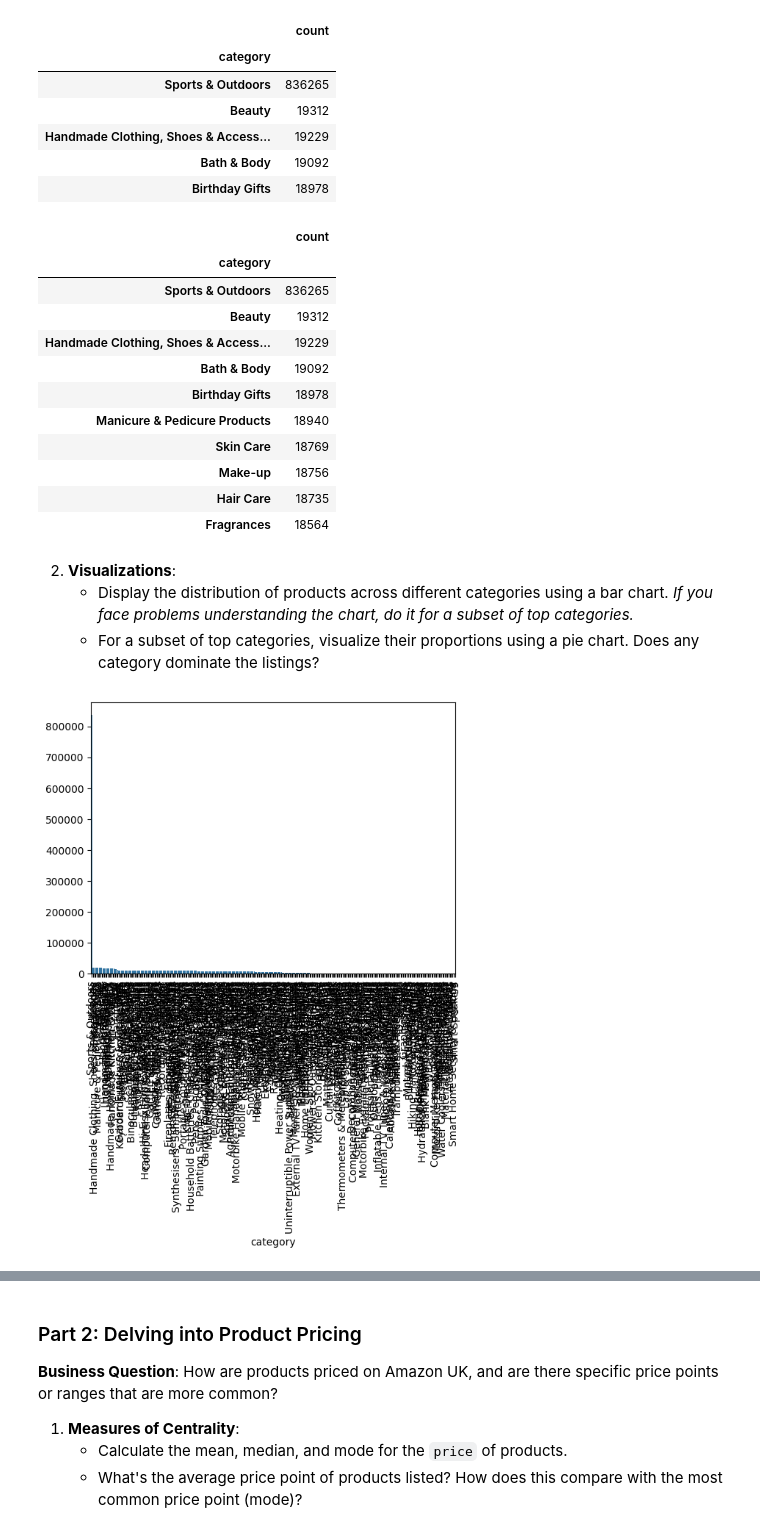
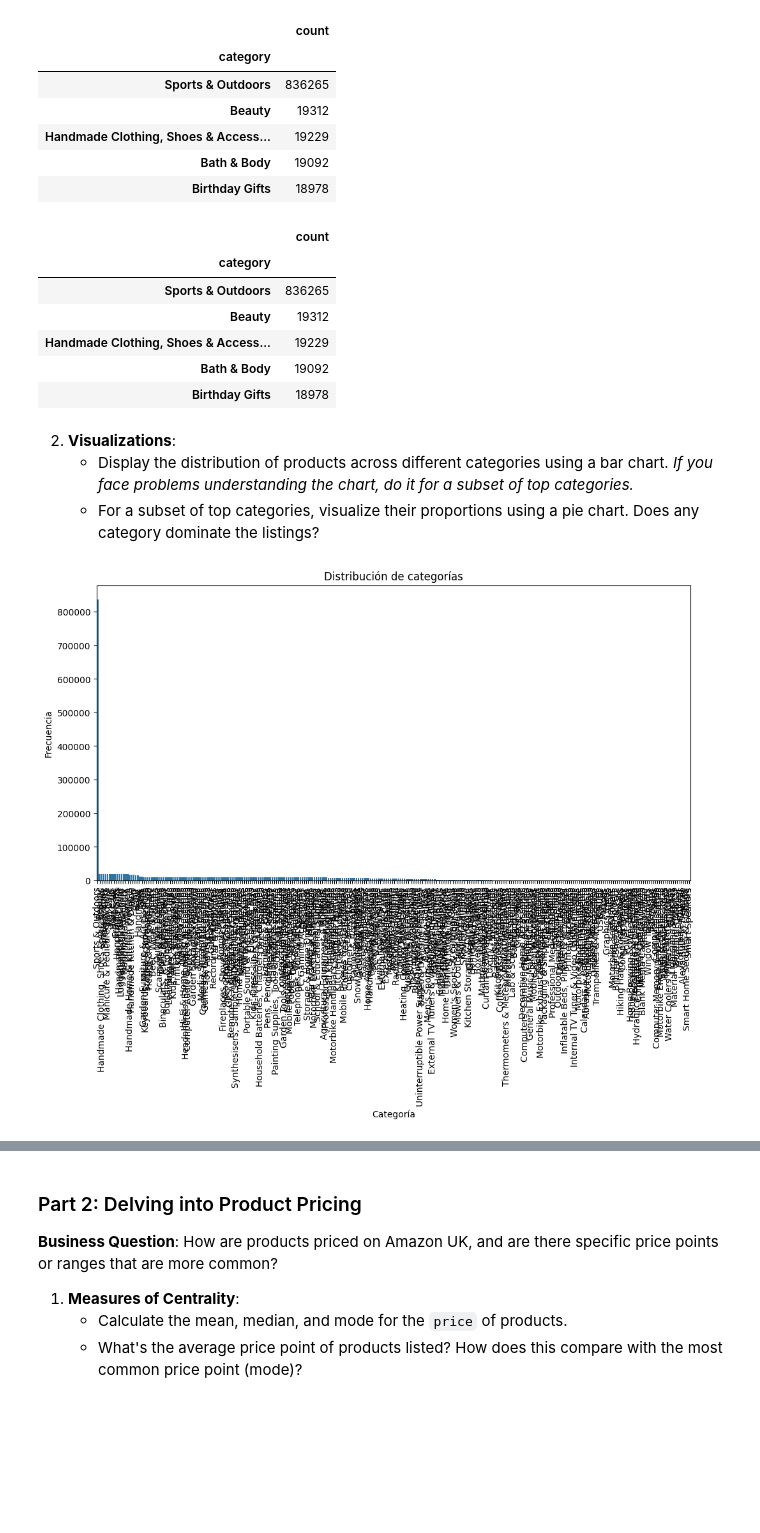
Before and after one commit to Albertovmt/lab-eda-univariate, a Jupyter notebook: lab_EDA_univariate.ipynb, the cells around one changed output, grey strips where cells are left out. Drawn from its saved outputs; the diff is of its cells as text; code cells hidden in the pictures; blank space fills up the shorter version.

```diff
--- a/lab_EDA_univariate.ipynb
+++ b/lab_EDA_univariate.ipynb
@@ -38,7 +38,7 @@ category_frequency
 | Bath & Body | 19092 |
 | Birthday Gifts | 18978 |
 # %%
-my_table = pd.crosstab(index=df['category'], columns=['count']).rename_axis(columns=None).sort_values(by='count', ascending=False).head(10)
+my_table = pd.crosstab(index=df['category'], columns=['count']).rename_axis(columns=None).sort_values(by='count', ascending=False).head()
 my_table
 # %% [output]
 |  | count |
@@ -48,20 +48,19 @@ my_table
 | Handmade Clothing, Shoes & Access... | 19229 |
 | Bath & Body | 19092 |
 | Birthday Gifts | 18978 |
-| Manicure & Pedicure Products | 18940 |
-| Skin Care | 18769 |
-| Make-up | 18756 |
-| Hair Care | 18735 |
-| Fragrances | 18564 |
 # %% [markdown]
 2. **Visualizations**:
     - Display the distribution of products across different categories using a bar chart. *If you face problems understanding the chart, do it for a subset of top categories.*
     - For a subset of top categories, visualize their proportions using a pie chart. Does any category dominate the listings?
 # %%
+plt.figure(figsize=(12, 6))
 barplot_cat = sns.barplot(x=  df['category'].value_counts().index, y=  df['category'].value_counts().values)
+plt.title('Distribución de categorías')
+plt.xlabel('Categoría')
+plt.ylabel('Frecuencia')
 plt.xticks(rotation=90)
 plt.show()
 # %% [output]
-[figure, old version]
+[figure, new version]
 # %%
 barplot_cat = sns.barplot(x= my_table.index, y= my_table['count'].values)
```
Also changed, not shown: parts of 4 cells of this notebook, 1 other file.
